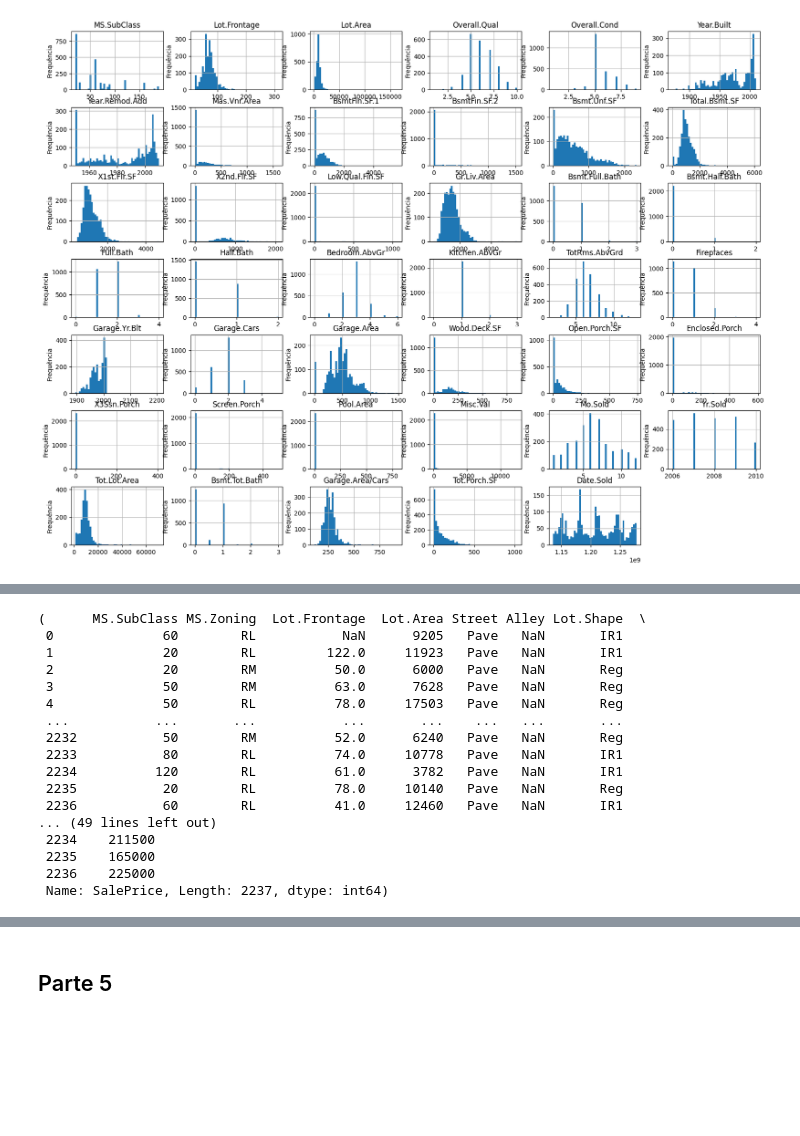
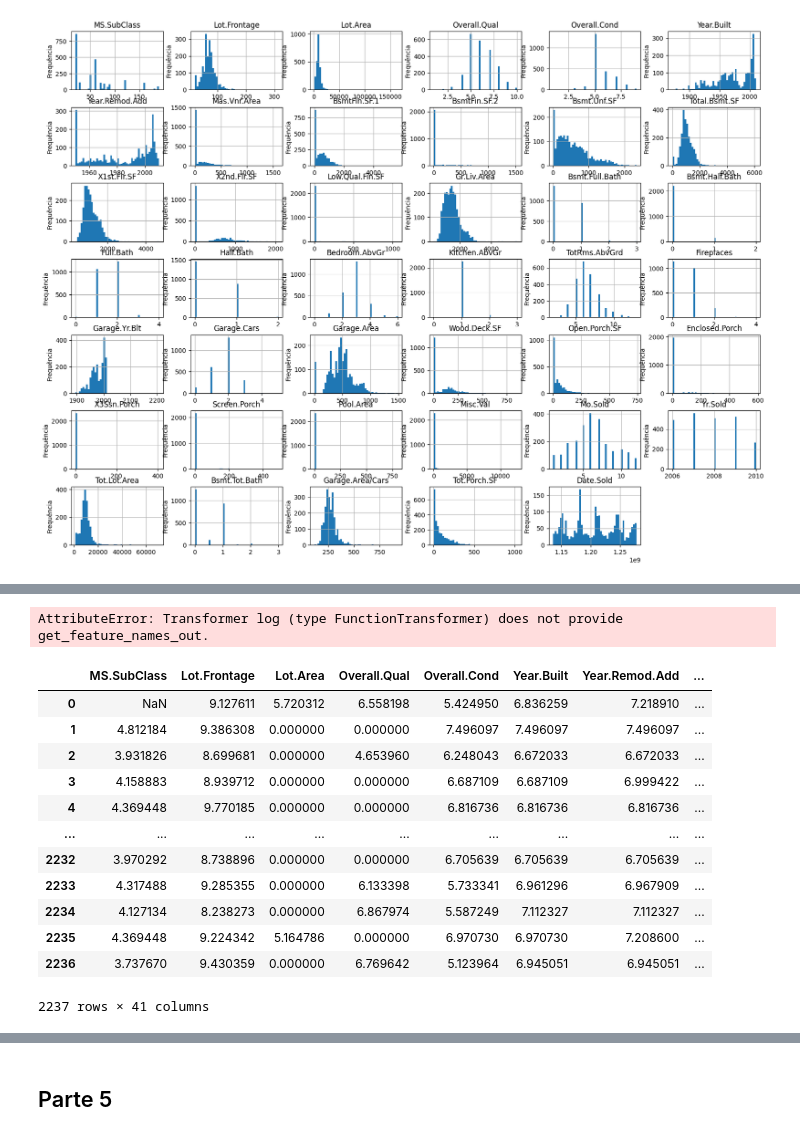
Before and after one commit to henriquebrnetto/projeto_ml_4sem, a Jupyter notebook: model.ipynb, the cells around one changed output, grey strips where cells are left out. Drawn from its saved outputs; the diff is of its cells as text; code cells hidden in the pictures; blank space fills up the shorter version.

```diff
--- a/model.ipynb
+++ b/model.ipynb
@@ -174,21 +203,21 @@ col_transformer = ColumnTransformer(
-# %%
-# Agora, basta remover os outliers encontrados no target do dataset
-X_train, y_train = remove_outliers(X_train, y_train)
-# %% [output]
-(      MS.SubClass MS.Zoning  Lot.Frontage  Lot.Area Street Alley Lot.Shape  \
- 0              60        RL           NaN      9205   Pave   NaN       IR1
- 1              20        RL         122.0     11923   Pave   NaN       IR1
- 2              20        RM          50.0      6000   Pave   NaN       Reg
- 3              50        RM          63.0      7628   Pave   NaN       Reg
- 4              50        RL          78.0     17503   Pave   NaN       Reg
- ...           ...       ...           ...       ...    ...   ...       ...
- 2232           50        RM          52.0      6240   Pave   NaN       Reg
- 2233           80        RL          74.0     10778   Pave   NaN       IR1
- 2234          120        RL          61.0      3782   Pave   NaN       IR1
- 2235           20        RL          78.0     10140   Pave   NaN       Reg
- 2236           60        RL          41.0     12460   Pave   NaN       IR1
-... (49 lines left out)
- 2234    211500
- 2235    165000
- 2236    225000
- Name: SalePrice, Length: 2237, dtype: int64)
+# %%
+X_train_tr = col_transformer.fit_transform(X_train[numerical])
+# %% [output]
+AttributeError: Transformer log (type FunctionTransformer) does not provide get_feature_names_out.
+# %%
+X_train_tr = pd.DataFrame(X_train_tr, columns=numerical)
+X_train_tr
+# %% [output]
+|  | MS.SubClass | Lot.Frontage | Lot.Area | Overall.Qual | Overall.Cond | Year.Built | Year.Remod.Add | ... |
+| 0 | NaN | 9.127611 | 5.720312 | 6.558198 | 5.424950 | 6.836259 | 7.218910 | ... |
+| 1 | 4.812184 | 9.386308 | 0.000000 | 0.000000 | 7.496097 | 7.496097 | 7.496097 | ... |
+| 2 | 3.931826 | 8.699681 | 0.000000 | 4.653960 | 6.248043 | 6.672033 | 6.672033 | ... |
+| 3 | 4.158883 | 8.939712 | 0.000000 | 0.000000 | 6.687109 | 6.687109 | 6.999422 | ... |
+| 4 | 4.369448 | 9.770185 | 0.000000 | 0.000000 | 6.816736 | 6.816736 | 6.816736 | ... |
+| ... | ... | ... | ... | ... | ... | ... | ... | ... |
+| 2232 | 3.970292 | 8.738896 | 0.000000 | 0.000000 | 6.705639 | 6.705639 | 6.705639 | ... |
+| 2233 | 4.317488 | 9.285355 | 0.000000 | 6.133398 | 5.733341 | 6.961296 | 6.967909 | ... |
+| 2234 | 4.127134 | 8.238273 | 0.000000 | 6.867974 | 5.587249 | 7.112327 | 7.112327 | ... |
+| 2235 | 4.369448 | 9.224342 | 5.164786 | 0.000000 | 6.970730 | 6.970730 | 7.208600 | ... |
+| 2236 | 3.737670 | 9.430359 | 0.000000 | 6.769642 | 5.123964 | 6.945051 | 6.945051 | ... |
+2237 rows × 41 columns
```
Also changed, not shown: parts of 5 cells of this notebook.
